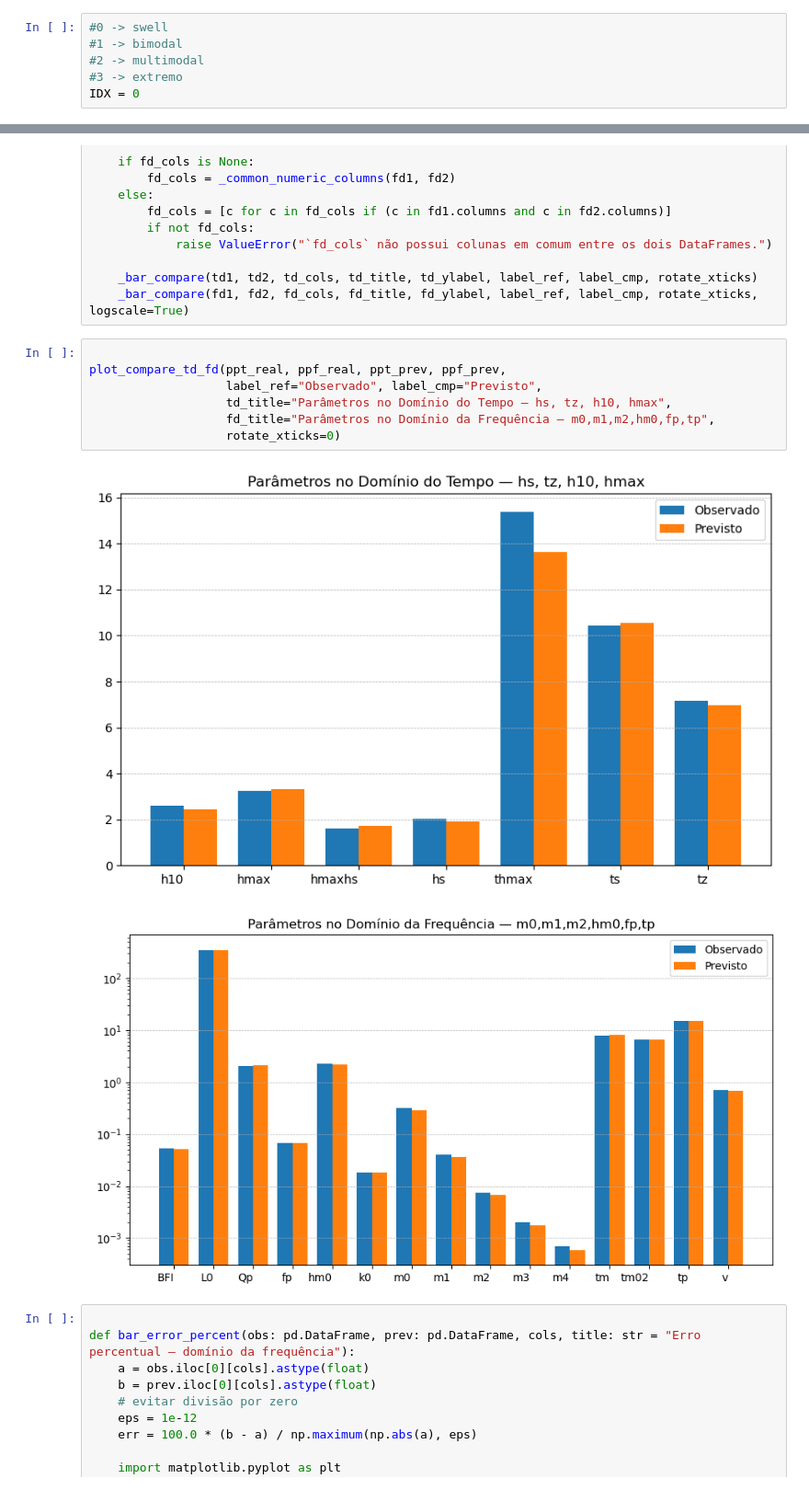
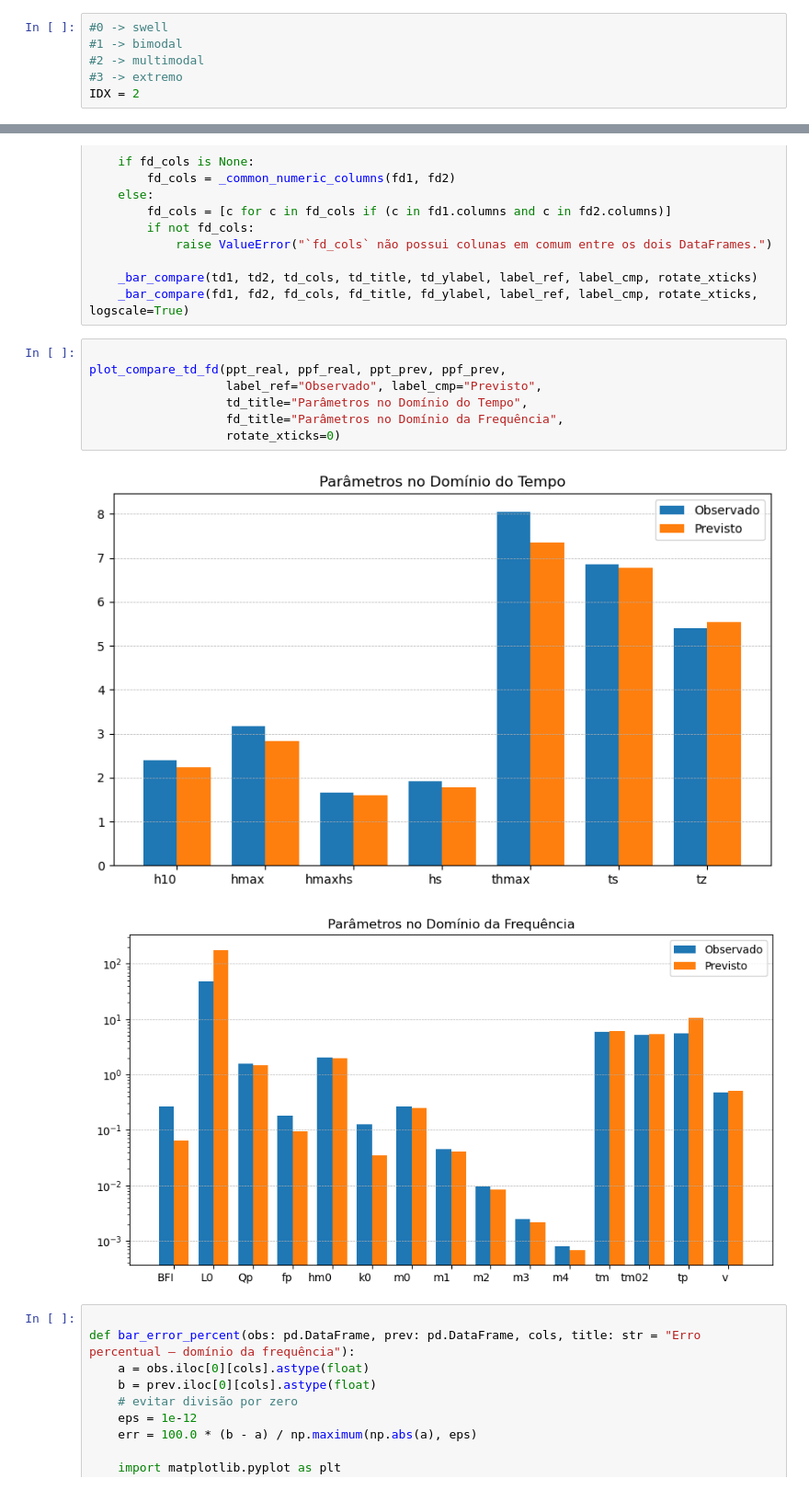
Before and after one commit to asapessoa77/sophia-wv, a Jupyter notebook: omarsat.ipynb, the cells around one changed output, grey strips where cells are left out. Shown at 92% size. Cells and saved outputs as stored; diff of their text form.

```diff
--- a/omarsat.ipynb
+++ b/omarsat.ipynb
@@ -87,7 +87,7 @@ conf
 #1 -> bimodal
 #2 -> multimodal
 #3 -> extremo
-IDX = 0
+IDX = 2
 # %%
 dt = 0.78125 #segundos
 # %%
@@ -398,13 +398,13 @@ def plot_compare_td_fd(
 # %%
 
 plot_compare_td_fd(ppt_real, ppf_real, ppt_prev, ppf_prev,
                    label_ref="Observado", label_cmp="Previsto",
-                   td_title="Parâmetros no Domínio do Tempo — hs, tz, h10, hmax",
-                   fd_title="Parâmetros no Domínio da Frequência — m0,m1,m2,hm0,fp,tp",
+                   td_title="Parâmetros no Domínio do Tempo",
+                   fd_title="Parâmetros no Domínio da Frequência",
                    rotate_xticks=0)
 # %% [output]
-[figure, old version]
+[figure, new version]
-[figure, old version]
+[figure, new version]
 # %%
 
 def bar_error_percent(obs: pd.DataFrame, prev: pd.DataFrame, cols, title: str = "Erro percentual — domínio da frequência"):
```
Also changed, not shown: parts of 17 cells of this notebook.
